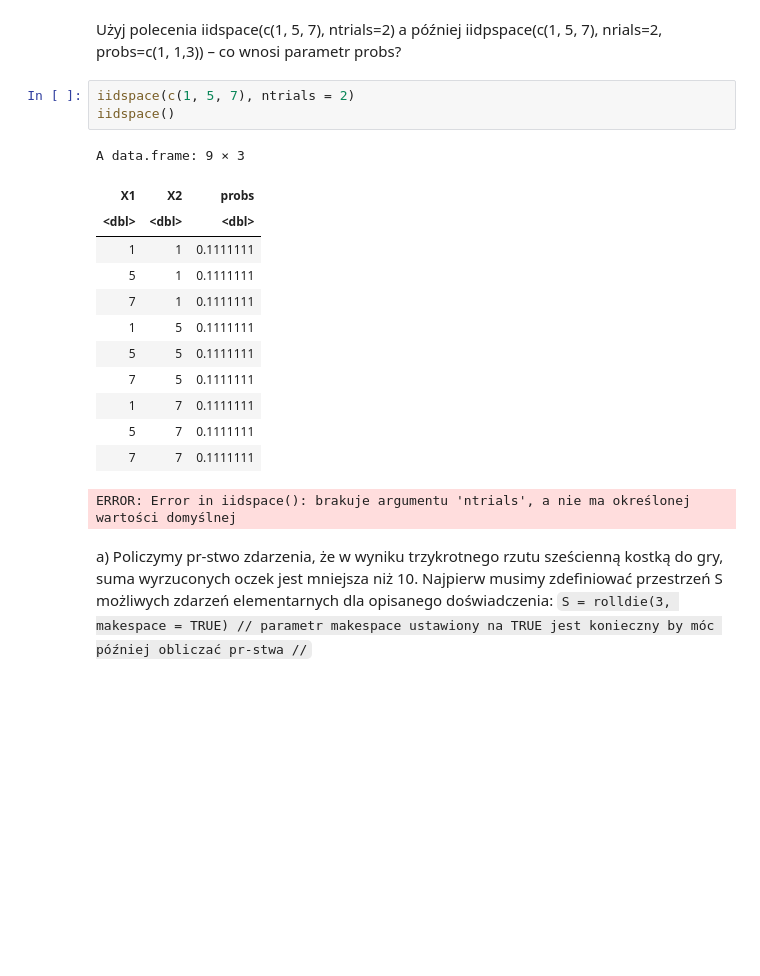
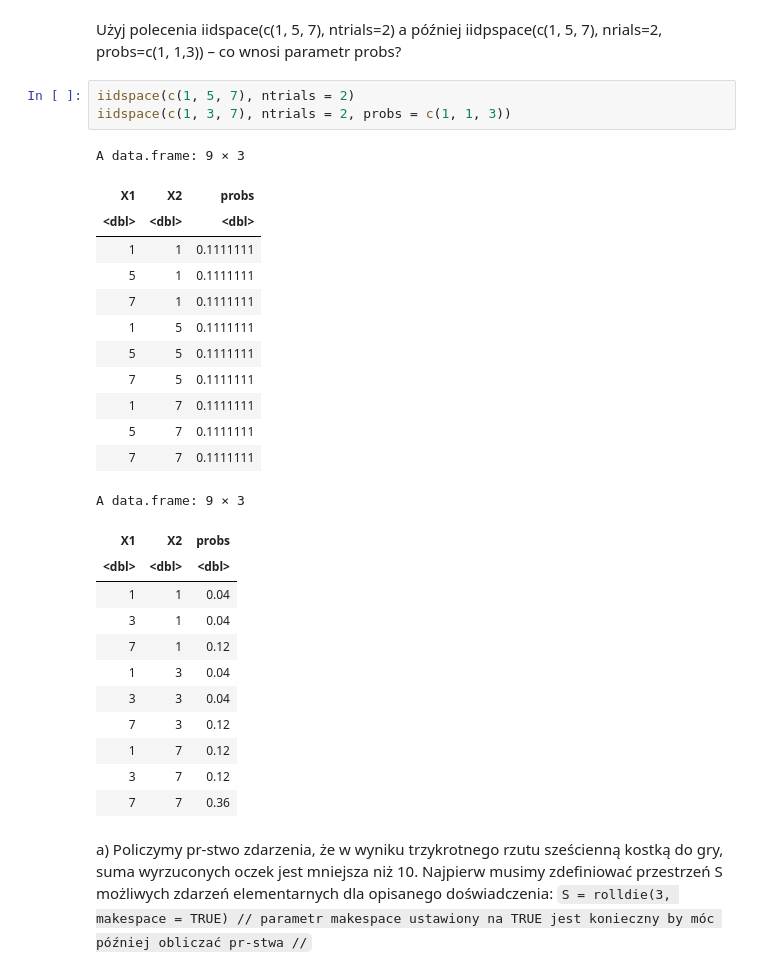
Before and after one commit to 30james00/pollub_R, a Jupyter notebook: Lab5.ipynb, the cells around one changed output. Drawn from its saved outputs; the diff is of its cells as text; blank space fills up the shorter version.

```diff
--- a/Lab5.ipynb
+++ b/Lab5.ipynb
@@ -206,21 +206,32 @@ Użyj polecenia iidspace(c(1, 5, 7), ntrials=2) a później iidpspace(c(1, 5, 7)
 1,3)) – co wnosi parametr probs?
 # %%
 iidspace(c(1, 5, 7), ntrials = 2)
-iidspace()
+iidspace(c(1, 3, 7), ntrials = 2, probs = c(1, 1, 3))
 # %% [output]
 A data.frame: 9 × 3
 | X1 | X2 | probs |
 | <dbl> | <dbl> | <dbl> |
 | 1 | 1 | 0.1111111 |
 | 5 | 1 | 0.1111111 |
 | 7 | 1 | 0.1111111 |
 | 1 | 5 | 0.1111111 |
 | 5 | 5 | 0.1111111 |
 | 7 | 5 | 0.1111111 |
 | 1 | 7 | 0.1111111 |
 | 5 | 7 | 0.1111111 |
 | 7 | 7 | 0.1111111 |
-ERROR: Error in iidspace(): brakuje argumentu 'ntrials', a nie ma określonej wartości domyślnej
+A data.frame: 9 × 3
+| X1 | X2 | probs |
+| <dbl> | <dbl> | <dbl> |
+| 1 | 1 | 0.04 |
+| 3 | 1 | 0.04 |
+| 7 | 1 | 0.12 |
+| 1 | 3 | 0.04 |
+| 3 | 3 | 0.04 |
+| 7 | 3 | 0.12 |
+| 1 | 7 | 0.12 |
+| 3 | 7 | 0.12 |
+| 7 | 7 | 0.36 |
 # %% [markdown]
 a) Policzymy pr-stwo zdarzenia, że w wyniku trzykrotnego rzutu sześcienną kostką do gry, suma
 wyrzuconych oczek jest mniejsza niż 10.
```
Also changed, not shown: parts of 8 cells of this notebook, 4 other files.
